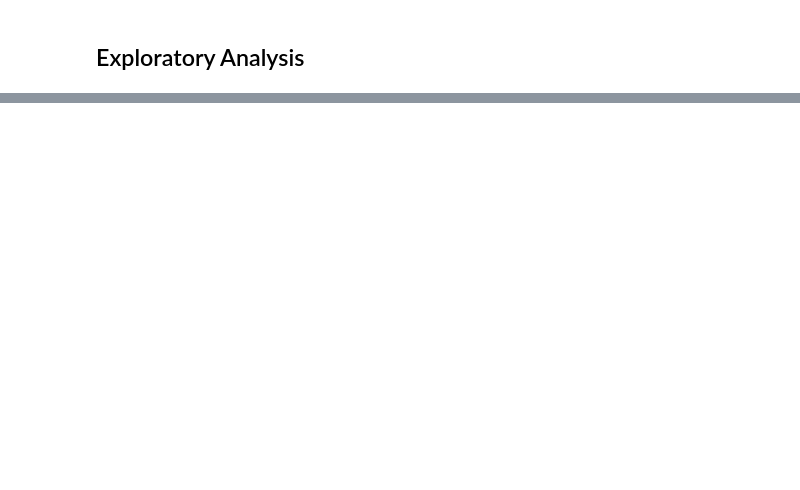
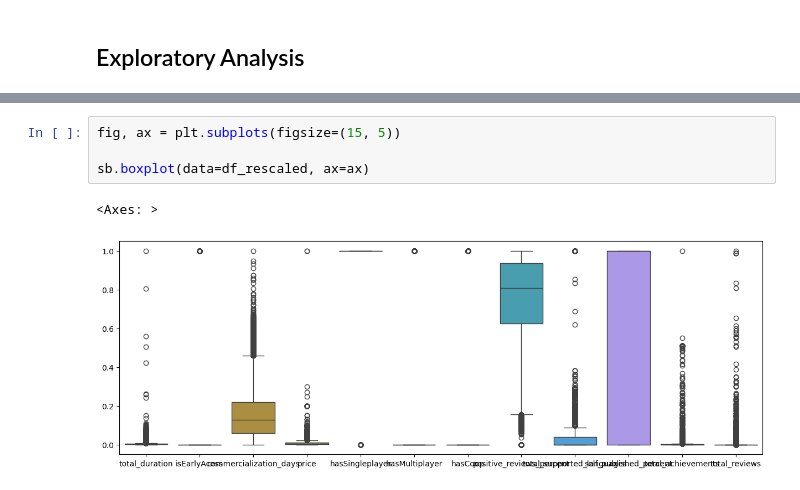
Before and after one commit to Leonidas-Vitor/AT_Projeto_Bloco_Steam, a Jupyter notebook: Jupyters/ExploratoryAnalysis.ipynb, the cells around one changed output, grey strips where cells are left out. Saved outputs shown, nothing was run; the diff lists cells and outputs as text; blank space fills up the shorter version.

```diff
--- a/Jupyters/ExploratoryAnalysis.ipynb
+++ b/Jupyters/ExploratoryAnalysis.ipynb
@@ -48,0 +107,7 @@ Overwriting C:\Users\leoni\OneDrive\Documentos\AT_Projeto_Bloco_Streamlit\Explor
+# %%
+fig, ax = plt.subplots(figsize=(15, 5))
+
+sb.boxplot(data=df_rescaled, ax=ax)
+# %% [output]
+<Axes: >
+[figure, added]
```
Also changed, not shown: parts of 17 cells of this notebook, 5 other files.
